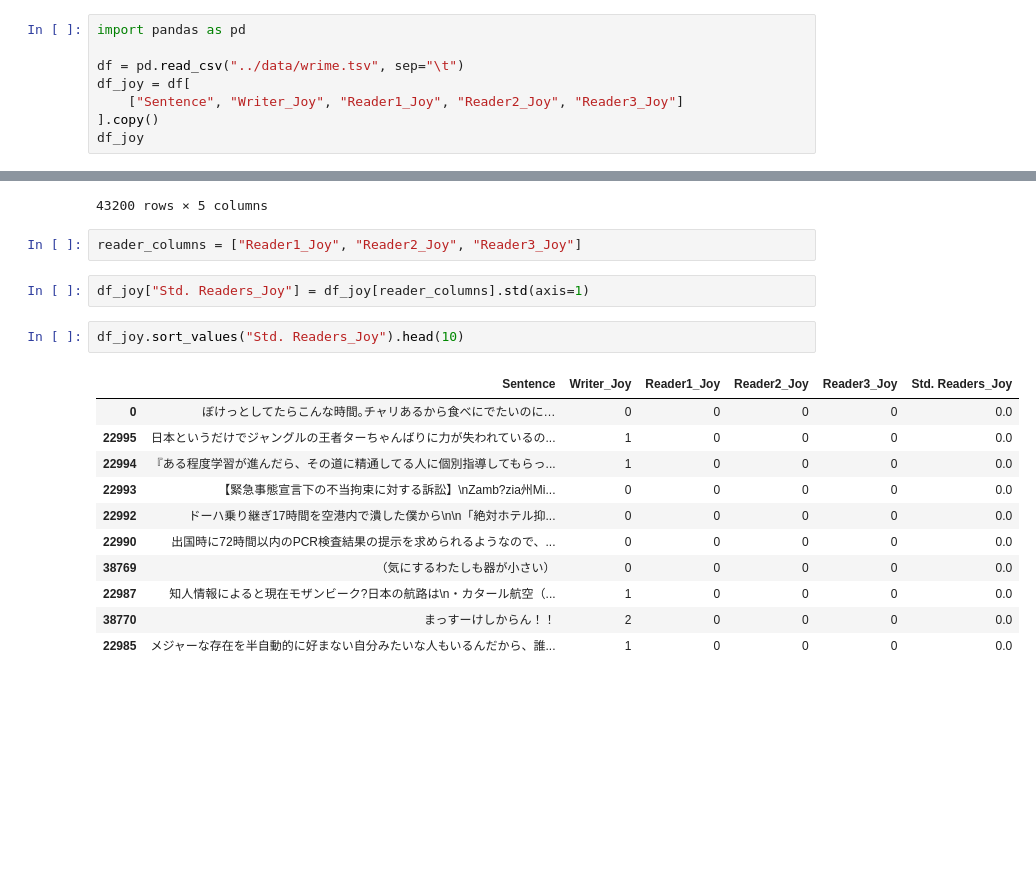
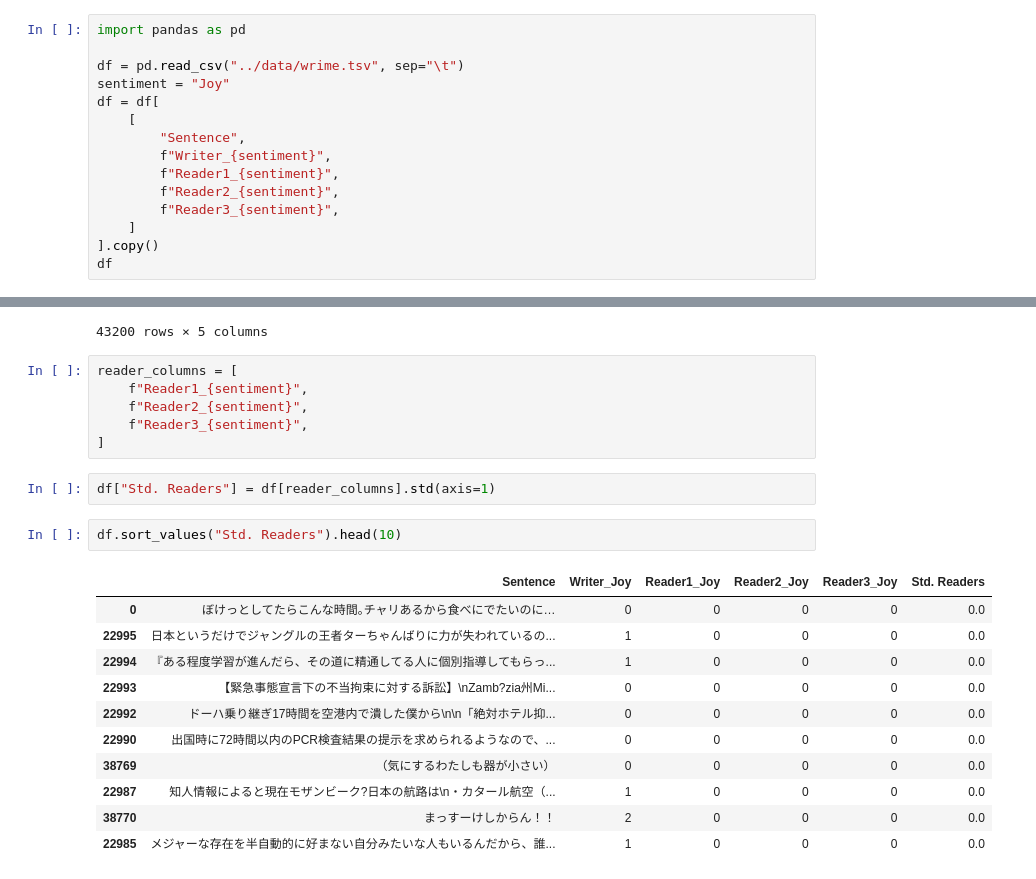
Before and after one commit to nakatuba/wrime-lstm, a Jupyter notebook: notebooks/joy_analysis.ipynb, the cells around one changed output, grey strips where cells are left out. Cells and saved outputs as stored; diff of their text form; blank space fills up the shorter version.

```diff
--- a/notebooks/joy_analysis.ipynb
+++ b/notebooks/joy_analysis.ipynb
@@ -2,10 +2,17 @@
 import pandas as pd
 
 df = pd.read_csv("../data/wrime.tsv", sep="\t")
-df_joy = df[
-    ["Sentence", "Writer_Joy", "Reader1_Joy", "Reader2_Joy", "Reader3_Joy"]
+sentiment = "Joy"
+df = df[
+    [
+        "Sentence",
+        f"Writer_{sentiment}",
+        f"Reader1_{sentiment}",
+        f"Reader2_{sentiment}",
+        f"Reader3_{sentiment}",
+    ]
 ].copy()
-df_joy
+df
 # %% [output]
 |  | Sentence | Writer_Joy | Reader1_Joy | Reader2_Joy | Reader3_Joy |
 | 0 | ぼけっとしてたらこんな時間｡チャリあるから食べにでたいのに… | 0 | 0 | 0 | 0 |
@@ -21,13 +28,17 @@ df_joy
 | 43199 | コーヒー休憩（kahavitauko）\n\nいつもの豆なのにすご... | 2 | 1 | 2 | 3 |
 43200 rows × 5 columns
 # %%
-reader_columns = ["Reader1_Joy", "Reader2_Joy", "Reader3_Joy"]
+reader_columns = [
+    f"Reader1_{sentiment}",
+    f"Reader2_{sentiment}",
+    f"Reader3_{sentiment}",
+]
 # %%
-df_joy["Std. Readers_Joy"] = df_joy[reader_columns].std(axis=1)
+df["Std. Readers"] = df[reader_columns].std(axis=1)
 # %%
-df_joy.sort_values("Std. Readers_Joy").head(10)
+df.sort_values("Std. Readers").head(10)
 # %% [output]
-|  | Sentence | Writer_Joy | Reader1_Joy | Reader2_Joy | Reader3_Joy | Std. Readers_Joy |
+|  | Sentence | Writer_Joy | Reader1_Joy | Reader2_Joy | Reader3_Joy | Std. Readers |
 | 0 | ぼけっとしてたらこんな時間｡チャリあるから食べにでたいのに… | 0 | 0 | 0 | 0 | 0.0 |
 | 22995 | 日本というだけでジャングルの王者ターちゃんばりに力が失われているの... | 1 | 0 | 0 | 0 | 0.0 |
 | 22994 | 『ある程度学習が進んだら、その道に精通してる人に個別指導してもらっ... | 1 | 0 | 0 | 0 | 0.0 |
```
Also changed, not shown: parts of 7 cells of this notebook, 1 other file.
